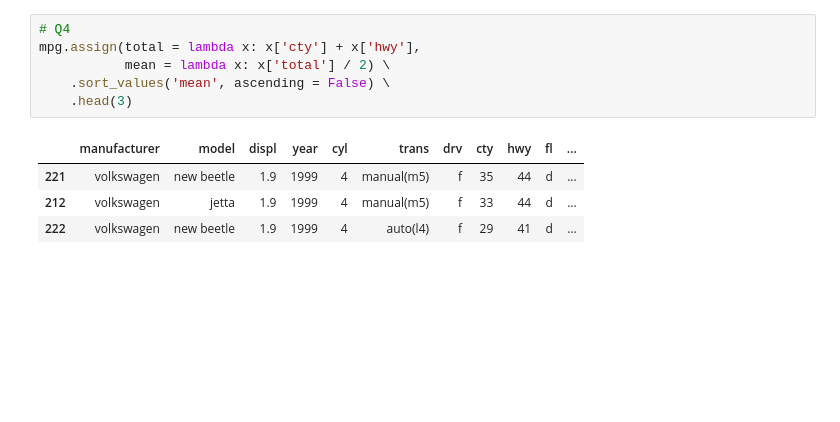
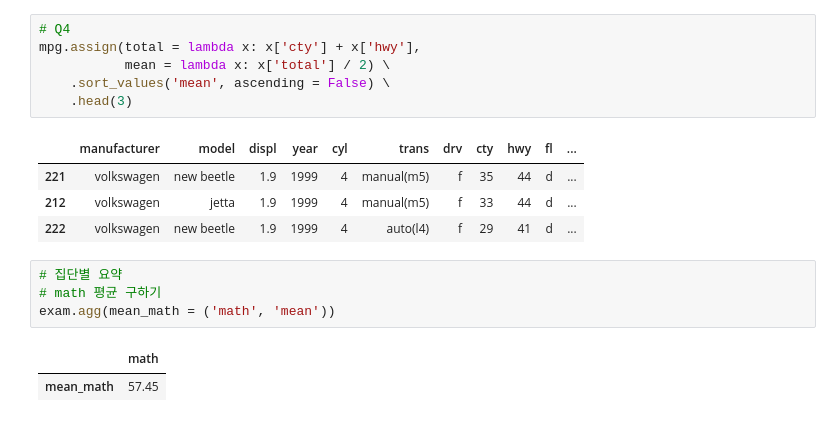
Before and after one commit to CHYIJE/kit_bigtata, a Jupyter notebook: src/chapter06.ipynb, the cells around one changed output. Drawn from its saved outputs; the diff is of its cells as text; blank space fills up the shorter version.

```diff
--- a/src/chapter06.ipynb
+++ b/src/chapter06.ipynb
@@ -832,3 +832,10 @@ mpg.assign(total = lambda x: x['cty'] + x['hwy'],
 | 221 | volkswagen | new beetle | 1.9 | 1999 | 4 | manual(m5) | f | 35 | 44 | d | ... |
 | 212 | volkswagen | jetta | 1.9 | 1999 | 4 | manual(m5) | f | 33 | 44 | d | ... |
 | 222 | volkswagen | new beetle | 1.9 | 1999 | 4 | auto(l4) | f | 29 | 41 | d | ... |
+# %%
+# 집단별 요약
+# math 평균 구하기
+exam.agg(mean_math = ('math', 'mean'))
+# %% [output]
+|  | math |
+| mean_math | 57.45 |
```
Also changed, not shown: parts of 3 cells of this notebook.
